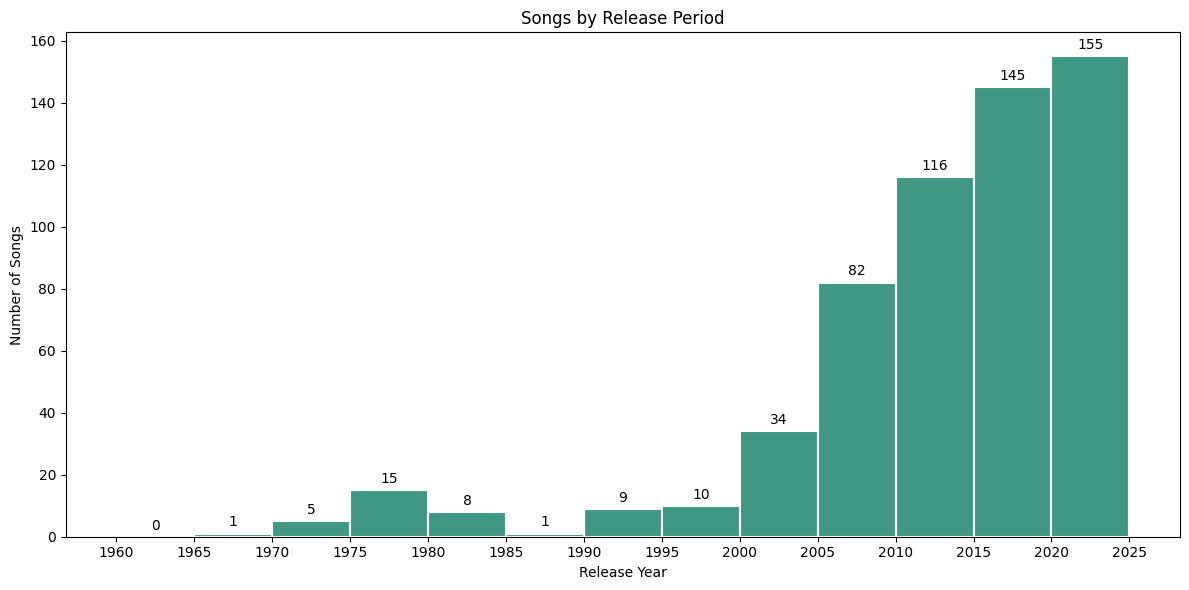
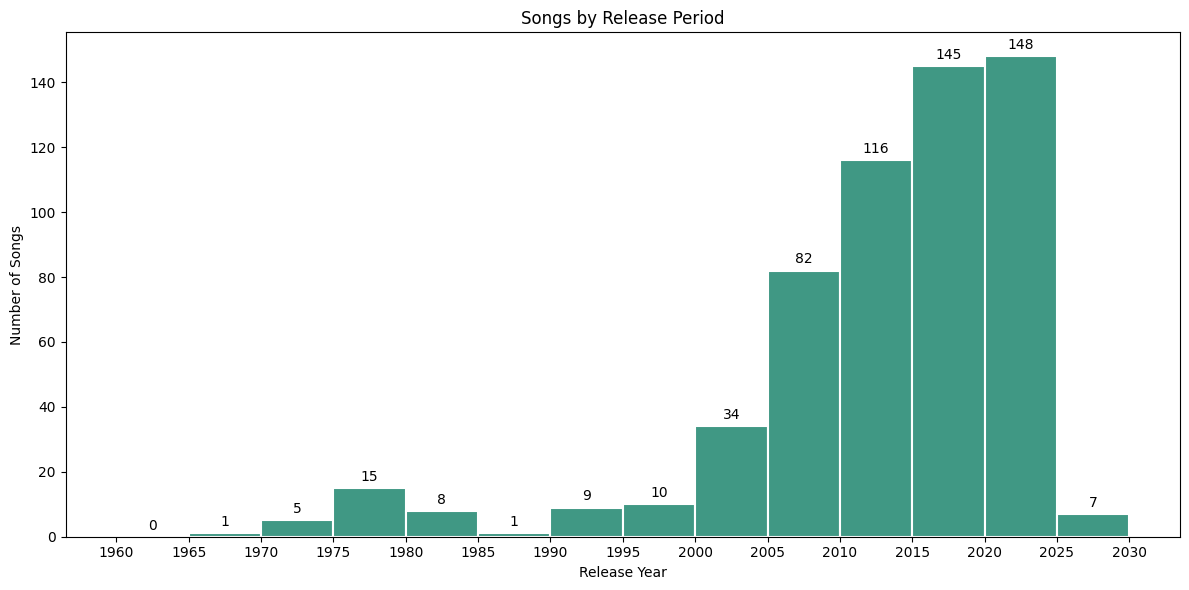
The notebook cell's code change between the first figure and the second:
--- before
+++ after
@@ -2,5 +2,5 @@
 release_year = df['Release Date'].dt.year
 
-decade_bins = range(1960, 2030, 5)
+decade_bins = range(1960, 2035, 5)
 
 plt.figure(figsize=(12, 6))
@@ -9,5 +9,5 @@
 plt.xlabel('Release Year')
 plt.ylabel('Number of Songs')
-plt.xticks(range(1960, 2030, 5))
+plt.xticks(range(1960, 2035, 5))
 ax = plt.gca()
 for container in ax.containers:

Commit: added more graphs